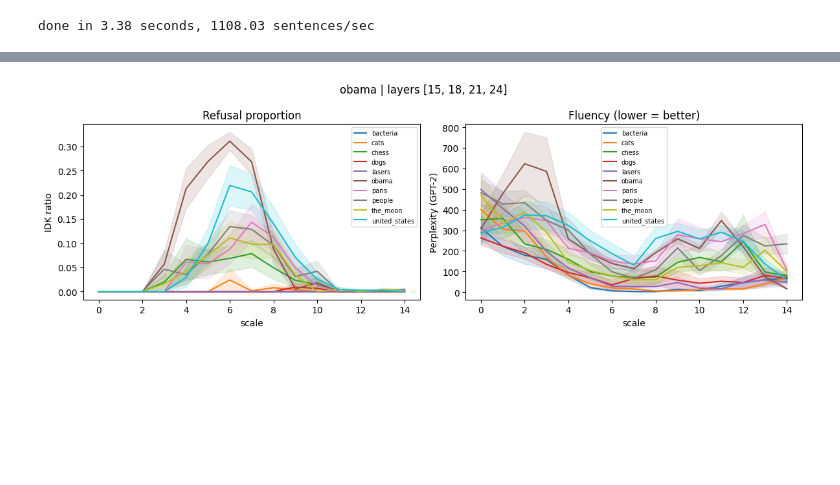
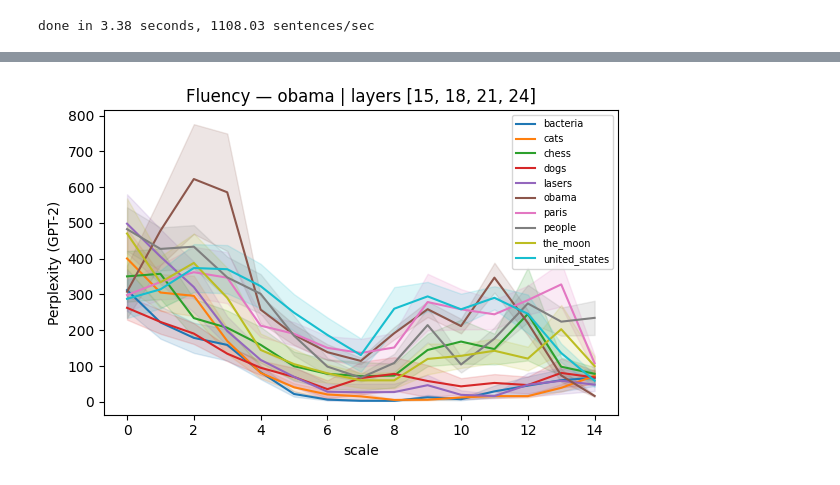
Before and after one commit to rgs2151/forget, a Jupyter notebook: notebooks/llama3_wild.ipynb, the cells around one changed output, grey strips where cells are left out. Drawn from its saved outputs; the diff is of its cells as text; code cells hidden in the pictures; blank space fills up the shorter version.

```diff
--- a/notebooks/llama3_wild.ipynb
+++ b/notebooks/llama3_wild.ipynb
@@ -345,11 +341,11 @@ def plot_perf(steered_df, source_layer, target_layer, label, show_std=False):
 
     ax1.set_xlabel("scale"); ax1.set_ylabel("accuracy")
     ax1.set_ylim(0, 1)
-    ax1.set_title(f"Accuracy — obama forgetting steered")
+    ax1.set_title(f"Accuracy — {label}")
     ax1.legend(fontsize=6)
     ax2.set_xlabel("scale"); ax2.set_ylabel("% malformed")
     ax2.set_ylim(0, 1)
-    ax2.set_title(f"%Malformed — obama forgetting steered")
+    ax2.set_title(f"%Malformed — {label}")
     ax2.legend(fontsize=6)
     plt.tight_layout()
     plt.show()
@@ -363,5 +359,5 @@ for tgt in steered_df["target"].unique():
 # %%
 layers = list(range(15, 26, 3))
 steered_df = pd.read_csv("store/llama3_wild/mcq.csv")
-for tgt in steered_df["target"].unique():
+for tgt in targets:
     plot_perf(steered_df[steered_df["target"] == tgt], layers, layers, f"{tgt} | layers {layers}", show_std=True)
@@ -548,3 +605,30 @@ def perplexity(text, tok, model, device="cuda", max_len=512):
 tok, ppl_model = load_perplexity_model()
 
 qa_df["perplexity"] = qa_df["model_output"].apply(lambda x: perplexity(x, tok, ppl_model))
+
+def plot_fluency(df, source_layer, target_layer, label, show_std=False):
+    scales = sorted(df["scale"].unique())
+    src_str, tgt_str = str(source_layer), str(target_layer)
+    mask_layer = (df["source_layer"].astype(str) == src_str) & (df["target_layer"].astype(str) == tgt_str)
+
+    all_concepts = df["concept"].unique()
+    colors = plt.cm.tab10(np.linspace(0, 1, len(all_concepts)))
+
+    fig, ax = plt.subplots(figsize=(6, 4))
+    for color, concept in zip(colors, all_concepts):
+        means, sems = [], []
+        for s in scales:
+            sub = df[mask_layer & (df["scale"] == s) & (df["concept"] == concept)]
+            n = len(sub)
+            means.append(sub["perplexity"].mean())
+            sems.append(sub["perplexity"].std() / np.sqrt(n) if n > 1 else 0)
+        ax.plot(scales, means, color=color, label=concept)
+        if show_std:
+            ax.fill_between(scales, np.array(means) - np.array(sems),
+                            np.array(means) + np.array(sems), alpha=0.15, color=color)
+
+    ax.set_xlabel("scale"); ax.set_ylabel("Perplexity (GPT-2)")
+    ax.set_title(label)
+    ax.legend(fontsize=7, loc="upper right")
+    plt.tight_layout()
+    plt.show()
@@ -598,4 +635,4 @@ def plot_idk_fluency(qa_df, source_layer, target_layer, label, show_std=False):
 # %%
-plot_idk_fluency(qa_df, layers, layers, f"obama | layers {layers}", show_std=True)
+plot_fluency(qa_df, layers, layers, f"Fluency — obama | layers {layers}", show_std=True)
 # %% [output]
-[figure, old version]
+[figure, new version]
```
Also changed, not shown: parts of 9 cells of this notebook, 1 other file.
